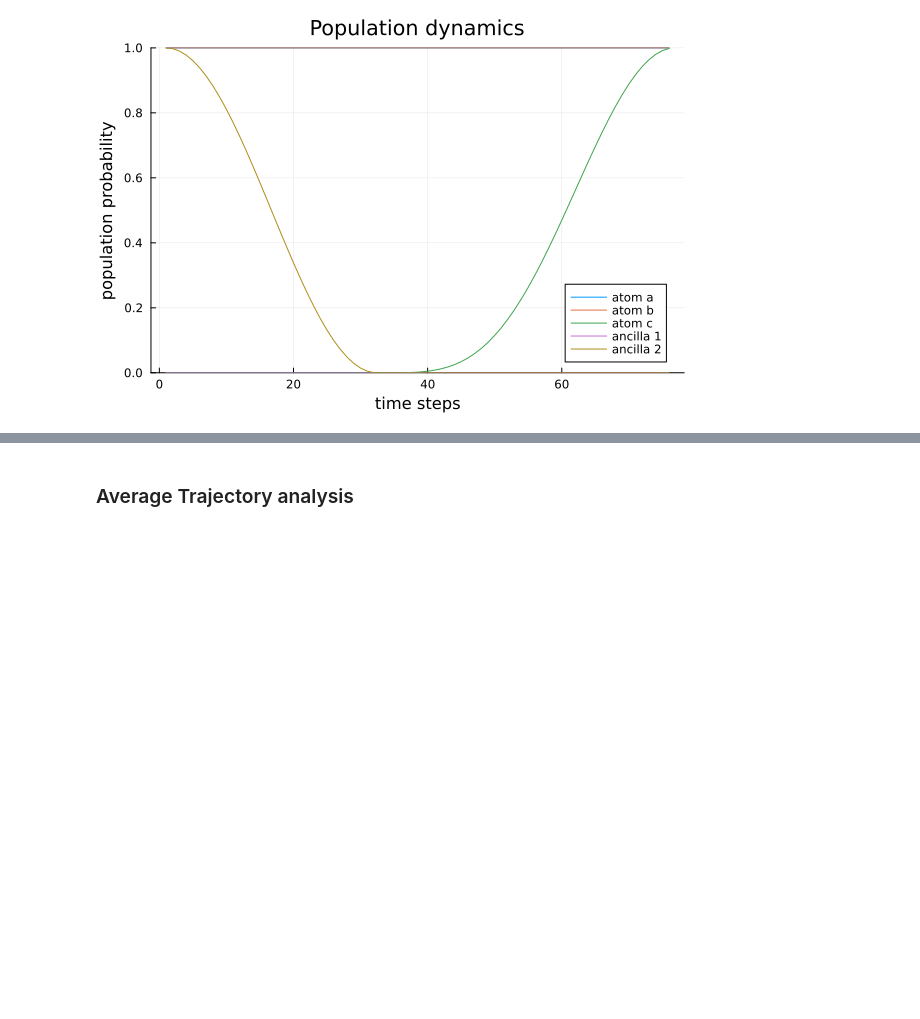
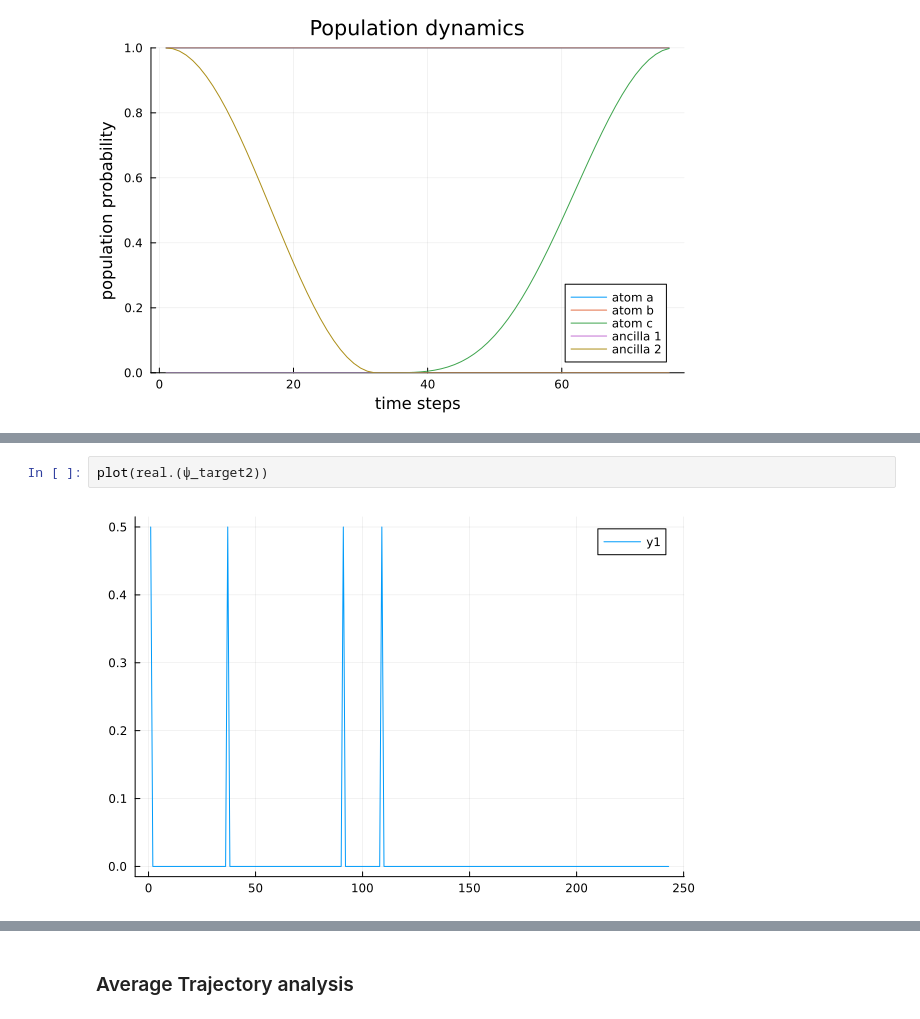
Before and after one commit to Ak-ash22/rydberg_qec, a Jupyter notebook: codework/phaseflip_code/result_analysis.ipynb, the cells around one changed output, grey strips where cells are left out. Saved outputs shown, nothing was run; the diff lists cells and outputs as text; blank space fills up the shorter version.

```diff
--- a/codework/phaseflip_code/result_analysis.ipynb
+++ b/codework/phaseflip_code/result_analysis.ipynb
@@ -30,0 +53,4 @@ plot!(corrected_population_data[:a2], label="ancilla 2")
+# %%
+plot(real.(ψ_target2))
+# %% [output]
+[figure, added]
```
Also changed, not shown: parts of 4 cells of this notebook, 3 other files.
